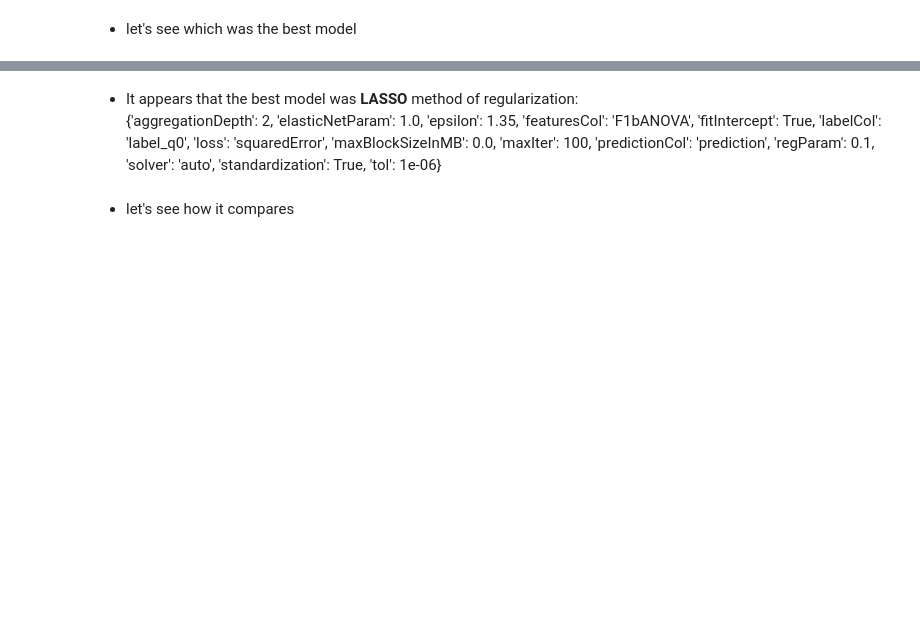
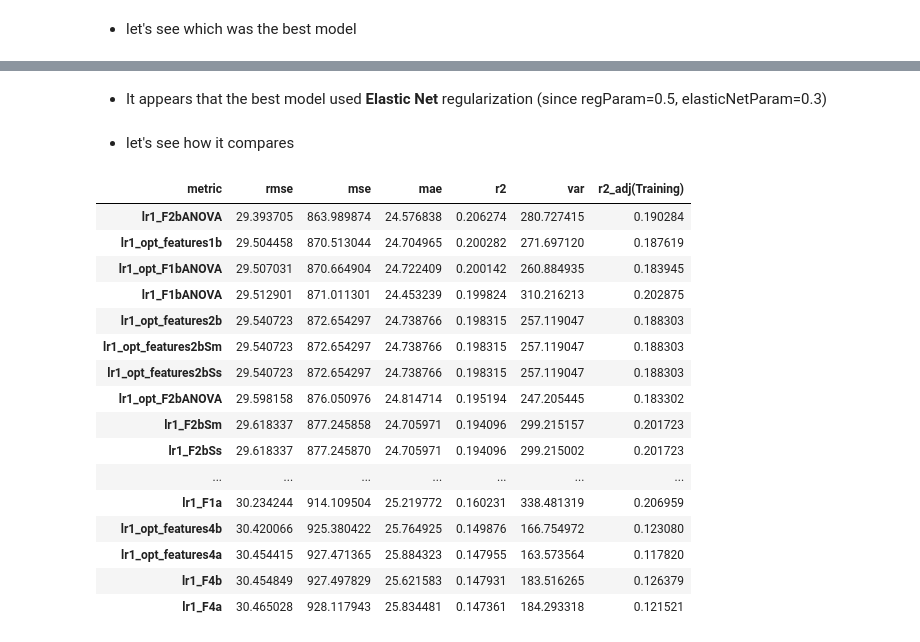
Before and after one commit to mitchism/bioavailability-ML-prediction, a Jupyter notebook: 05 - ML Trial 2.ipynb, the cells around one changed output, grey strips where cells are left out. Saved outputs shown, nothing was run; the diff lists cells and outputs as text; code cells hidden in the pictures; blank space fills up the shorter version.

```diff
--- a/05 - ML Trial 2.ipynb
+++ b/05 - ML Trial 2.ipynb
@@ -363,9 +267,9 @@ we will optimize hyperparameters such as maxIter, and regularization method
 '''
 # TEST 1: Optimize regParam, elasticNet, maxIter
 '''
-subset = data_final.select(['label_q0','F1bANOVA'])
+subset_opt = data_final.select(['label_q0','F1bANOVA'])
 
-train,test = subset.randomSplit([0.7,0.3])
+train_opt,test_opt = subset_opt.randomSplit([0.7,0.3])
 
 from pyspark.ml.tuning import ParamGridBuilder, CrossValidator
 
@@ -378,17 +282,17 @@ lr=LinearRegression(labelCol='label_q0',featuresCol='F1bANOVA')
 # Choose parameters to vary over test
 paramGrid = ParamGridBuilder()\
 .addGrid(lr.regParam, [0, 0.0001, 0.01, 0.1, 0.5, 1.0, 2.0])\
-.addGrid(lr.elasticNetParam, [0.0, 0.2, 0.5, 0.8, 1.0])\
-.addGrid(lr.maxIter, [2, 4, 16, 32, 100])\
+.addGrid(lr.elasticNetParam, [0.0, 0.3, 0.7, 1.0])\
+.addGrid(lr.maxIter, [1,2, 10, 100])\
 .build()
 
 evaluator=RegressionEvaluator(predictionCol='prediction',labelCol='label_q0',metricName='r2')
 cv = CrossValidator(estimator=lr, estimatorParamMaps=paramGrid, evaluator=evaluator, numFolds=3)
 
-cvModel = cv.fit(train)
+cvModel = cv.fit(train_opt)
 
 # Test the NLP model
-testresults = cvModel.transform(test)
+testresults = cvModel.transform(test_opt)
 # %% [markdown]
 * let's see which was the best model
 # %%
@@ -406,19 +325,5 @@ sane_dict
 # %% [markdown]
-* It appears that the best model was **LASSO** method of regularization: <br>
-{'aggregationDepth': 2,
- 'elasticNetParam': 1.0,
- 'epsilon': 1.35,
- 'featuresCol': 'F1bANOVA',
- 'fitIntercept': True,
- 'labelCol': 'label_q0',
- 'loss': 'squaredError',
- 'maxBlockSizeInMB': 0.0,
- 'maxIter': 100,
- 'predictionCol': 'prediction',
- 'regParam': 0.1,
- 'solver': 'auto',
- 'standardization': True,
- 'tol': 1e-06}
+* It appears that the best model used **Elastic Net** regularization (since regParam=0.5, elasticNetParam=0.3)
 # %% [markdown]
 * let's see how it compares
 # %%
@@ -426,9 +331,7 @@ sane_dict
 RE RUN ML COMPARISON WITH NEW ANOVA FEATURES & SCALED FEATURES
 '''
 finalColumns = ['Name','label_q0','features2b','features2bSs','features2bSm','F1bANOVA','F2bANOVA','features1a','features1b','features3','features4a','features4b']
-from pyspark.ml.regression import (LinearRegression,
-                                   DecisionTreeRegressor,RandomForestRegressor,GBTRegressor,
-                                   GeneralizedLinearRegression,IsotonicRegression)
+from pyspark.ml.regression import LinearRegression
 
 featuresName = '' # temp value, redefined below
 
@@ -447,41 +350,59 @@ for index,features in enumerate(allFeatures):
     featnum = allFeatures
     featuresName = features
 
-    #modeltype = lr  # SPECIFY (lr,dtr,rfr,gbtr,glr,ir)
+    lr1_opt = LinearRegression(featuresCol=featuresName,
+                                labelCol='label_q0',
+                                regParam=best_reg, #0.1,
+                                elasticNetParam=best_elastic_net, #1,
+                                maxIter=best_max_iter) #100)
 
-    # lr_opt2 (LASSO) was detected as bestmodel for optimizing r2
-    lr1_opt2 = LinearRegression(featuresCol=featuresName,labelCol='label_q0',regParam=0.1,elasticNetParam=1,maxIter=100)
-
-    modeltype = lr1_opt2 #lr1
-    modeltypeVariantNo = 'lr1_opt2' # SPECIFY modeltype variation number
+    modeltype = lr1_opt #lr1
+    modeltypeVariantNo = 'lr1_opt' # SPECIFY modeltype variation number
     modelname = f"{modeltypeVariantNo}_{featnum[index]}"
 
     mymodel = modeltype.fit(train)
     myresults = mymodel.transform(test)
 
     # CALCULATE KEY EVALS
     from pyspark.ml.evaluation import RegressionEvaluator
     regEvaluator = RegressionEvaluator(labelCol=labelName,predictionCol='prediction')
     evalMetrics = {regEvaluator:['rmse','mse','mae','r2','var']}
     evaluation2 = []
     evaluator = regEvaluator
     for each_metric in evalMetrics[evaluator]:
         metric = each_metric
 
         result = evaluator.evaluate(myresults, {evaluator.metricName: metric})
         evaluation2.append((metric,result))
 
     r2_adj = mymodel.summary.r2adj
     evaluation2.append(('r2_adj(Training)',r2_adj))
     column0 = [x for x,y in evaluation2]
     column1 = [y for x,y in evaluation2]
     lr_df['metric'] = column0
     lr_df[modelname] = column1
 
     i += 1
 
 
 testx = lr_df.set_index('metric')
-testx = testx.drop(columns='lr1_features2bSm')
 testx = testx.transpose()
 testx.sort_values(by=['r2'],ascending=False)
+# %% [output]
+| metric | rmse | mse | mae | r2 | var | r2_adj(Training) |
+| lr1_F2bANOVA | 29.393705 | 863.989874 | 24.576838 | 0.206274 | 280.727415 | 0.190284 |
+| lr1_opt_features1b | 29.504458 | 870.513044 | 24.704965 | 0.200282 | 271.697120 | 0.187619 |
+| lr1_opt_F1bANOVA | 29.507031 | 870.664904 | 24.722409 | 0.200142 | 260.884935 | 0.183945 |
+| lr1_F1bANOVA | 29.512901 | 871.011301 | 24.453239 | 0.199824 | 310.216213 | 0.202875 |
+| lr1_opt_features2b | 29.540723 | 872.654297 | 24.738766 | 0.198315 | 257.119047 | 0.188303 |
+| lr1_opt_features2bSm | 29.540723 | 872.654297 | 24.738766 | 0.198315 | 257.119047 | 0.188303 |
+| lr1_opt_features2bSs | 29.540723 | 872.654297 | 24.738766 | 0.198315 | 257.119047 | 0.188303 |
+| lr1_opt_F2bANOVA | 29.598158 | 876.050976 | 24.814714 | 0.195194 | 247.205445 | 0.183302 |
+| lr1_F2bSm | 29.618337 | 877.245858 | 24.705971 | 0.194096 | 299.215157 | 0.201723 |
+| lr1_F2bSs | 29.618337 | 877.245870 | 24.705971 | 0.194096 | 299.215002 | 0.201723 |
+| ... | ... | ... | ... | ... | ... | ... |
+| lr1_F1a | 30.234244 | 914.109504 | 25.219772 | 0.160231 | 338.481319 | 0.206959 |
+| lr1_opt_features4b | 30.420066 | 925.380422 | 25.764925 | 0.149876 | 166.754972 | 0.123080 |
+| lr1_opt_features4a | 30.454415 | 927.471365 | 25.884323 | 0.147955 | 163.573564 | 0.117820 |
+| lr1_F4b | 30.454849 | 927.497829 | 25.621583 | 0.147931 | 183.516265 | 0.126379 |
+| lr1_F4a | 30.465028 | 928.117943 | 25.834481 | 0.147361 | 184.293318 | 0.121521 |
```
Also changed, not shown: parts of 10 cells of this notebook, 11 other files.
